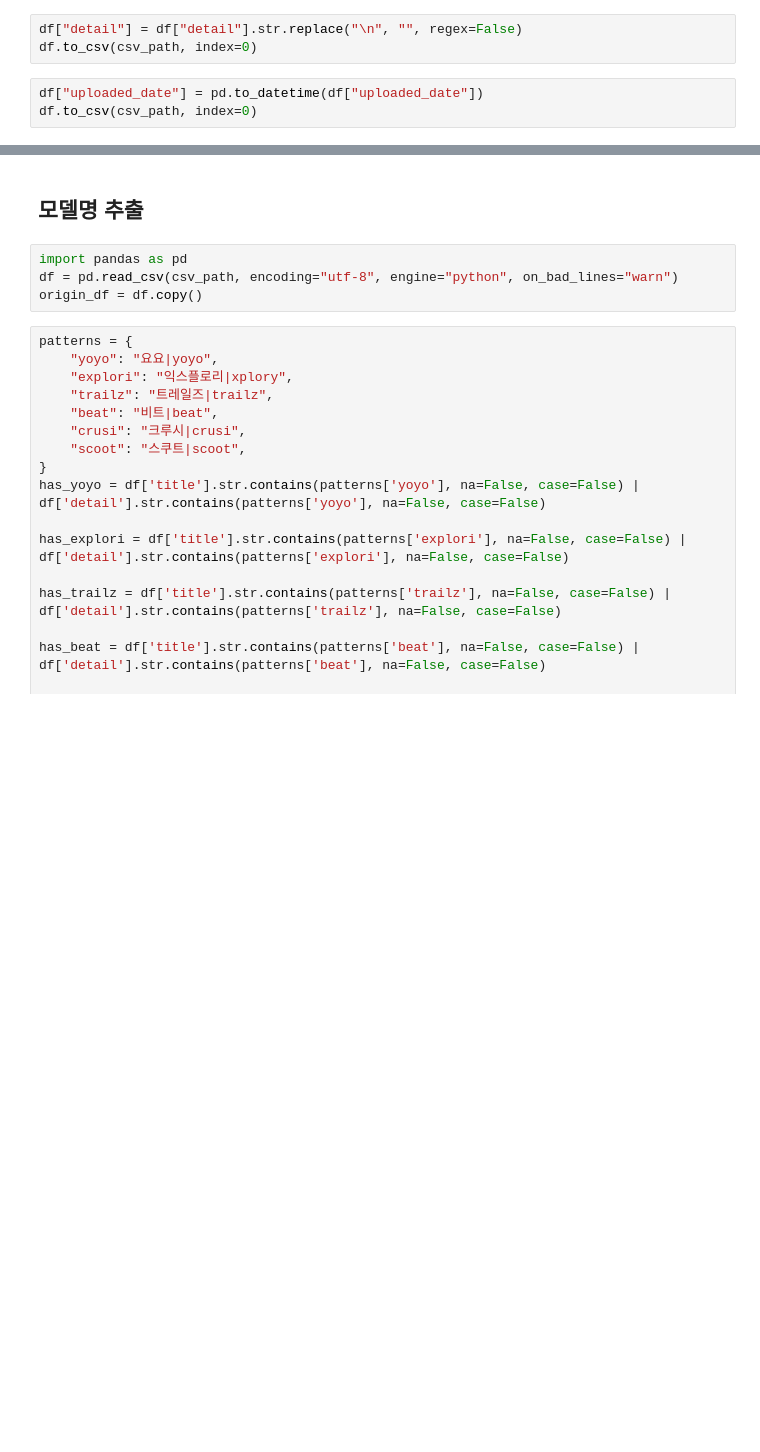
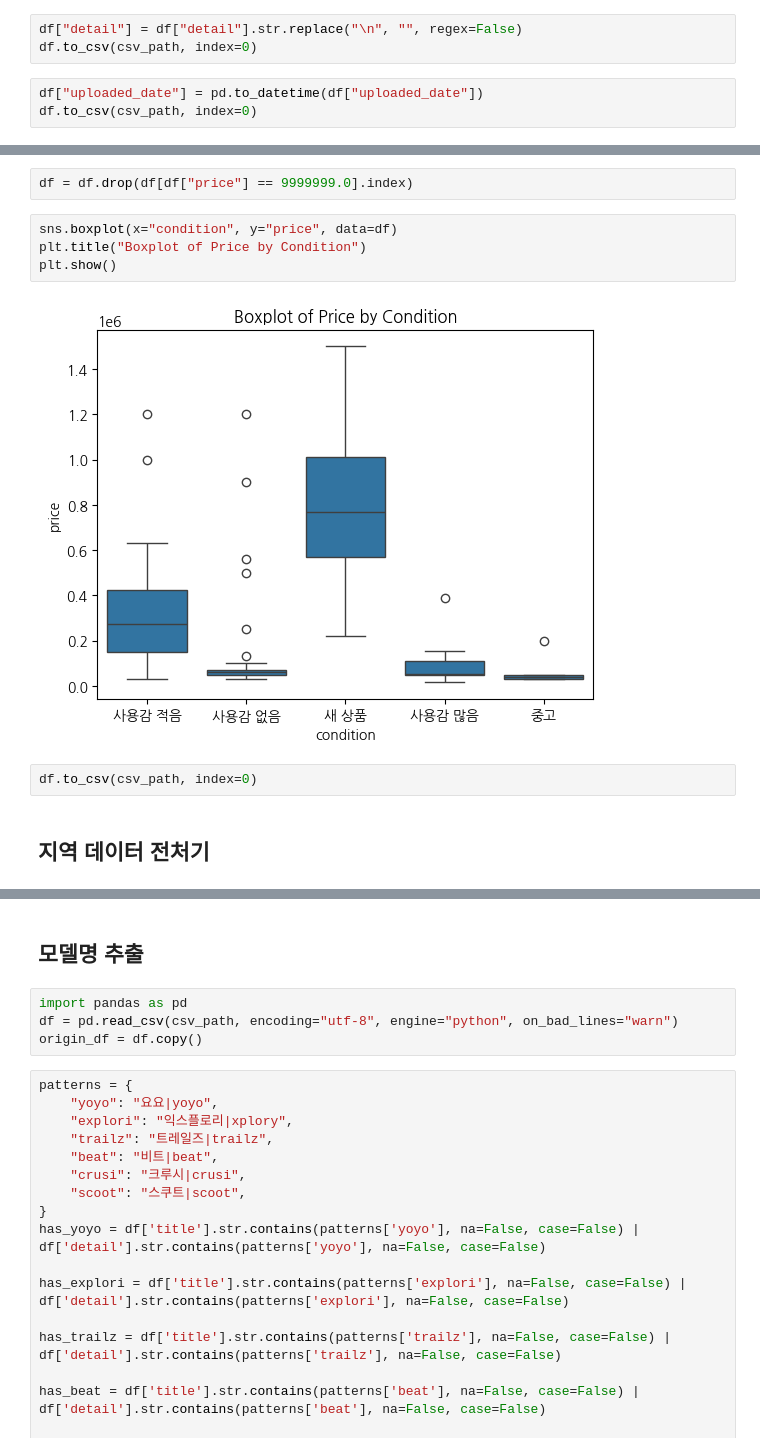
Before and after one commit to walker0625/second-handed-strollers-price-predict-project-mldl, a Jupyter notebook: src/preprocessed/bungaejangter_preprocessed.ipynb, the cells around one changed output, grey strips where cells are left out. Drawn from its saved outputs; the diff is of its cells as text; blank space fills up the shorter version.

```diff
--- a/src/preprocessed/bungaejangter_preprocessed.ipynb
+++ b/src/preprocessed/bungaejangter_preprocessed.ipynb
@@ -92,0 +125,12 @@ memory usage: 10.3+ KB
+# %%
+df = df.drop(df[df["price"] == 9999999.0].index)
+# %%
+sns.boxplot(x="condition", y="price", data=df)
+plt.title("Boxplot of Price by Condition")
+plt.show()
+# %% [output]
+[figure, added]
+# %%
+df.to_csv(csv_path, index=0)
+# %% [markdown]
+## 지역 데이터 전처기
```
Also changed, not shown: parts of 24 cells of this notebook.
